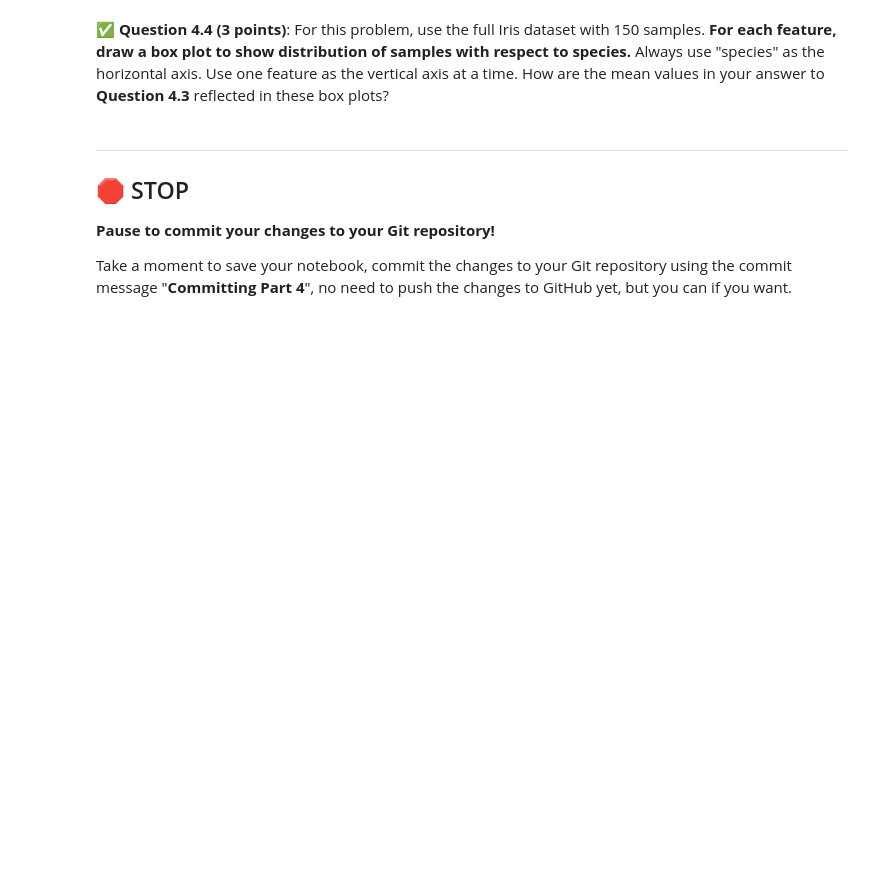
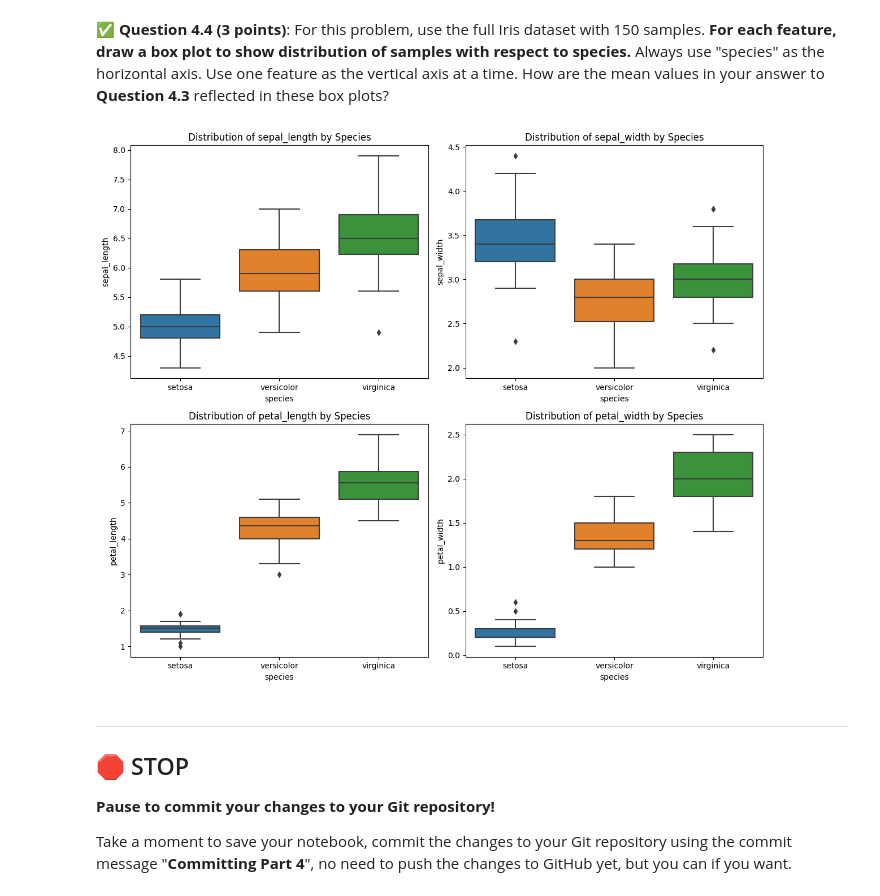
Before and after one commit to johnwano/CMSE202-f23-turnin, a Jupyter notebook: hw-01/HW-01_GitPracticeDebuggingPythonPackagesAndClasses-STUDENT.ipynb, the cells around one changed output. Drawn from its saved outputs; the diff is of its cells as text; code cells hidden in the pictures; blank space fills up the shorter version.

```diff
--- a/hw-01/HW-01_GitPracticeDebuggingPythonPackagesAndClasses-STUDENT.ipynb
+++ b/hw-01/HW-01_GitPracticeDebuggingPythonPackagesAndClasses-STUDENT.ipynb
@@ -452,3 +493,18 @@ If you do already have it installed, what command did you use to install it?
+# %%
+### Put your code here
+
+fig, axes = plt.subplots(2, 2, figsize=(12, 10))
+
+# Iterate through each feature
+for i, feature in enumerate(['sepal_length', 'sepal_width', 'petal_length', 'petal_width']):
+    # Create box plot
+    sns.boxplot(x='species', y=feature, data=iris, ax=axes[i // 2, i % 2])
+    axes[i // 2, i % 2].set_title(f'Distribution of {feature} by Species')
+
+plt.tight_layout()
+plt.show()
+# %% [output]
+[figure, added]
 # %% [markdown]
 ---
 ## &#128721; STOP
```
Also changed, not shown: parts of 8 cells of this notebook.
